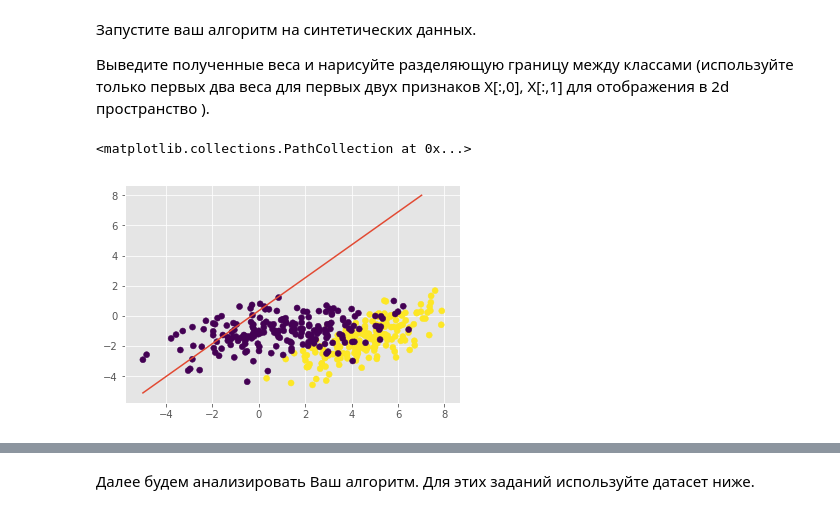
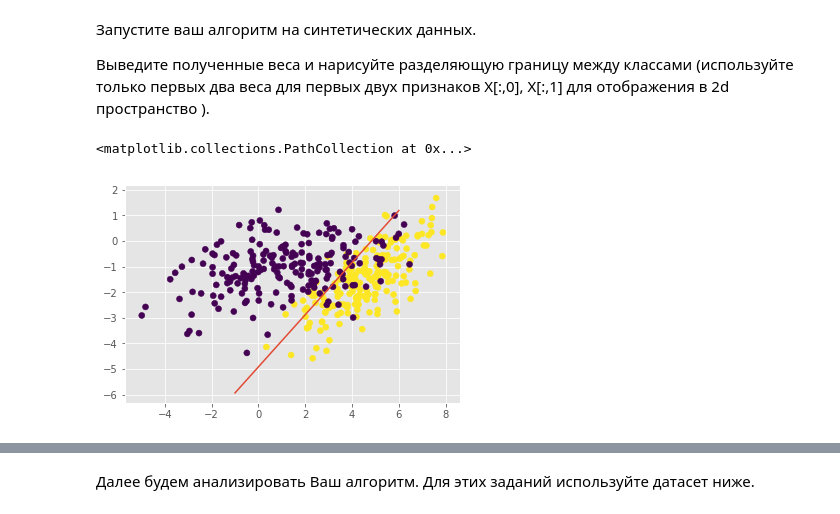
Before and after one commit to MariaMsu/ML_Algorithms, a Jupyter notebook: cherepnina_hw3.ipynb, the cells around one changed output, grey strips where cells are left out. Saved outputs shown, nothing was run; the diff lists cells and outputs as text; code cells hidden in the pictures.

```diff
--- a/cherepnina_hw3.ipynb
+++ b/cherepnina_hw3.ipynb
@@ -301,7 +294,6 @@ class MySGDClassifier(BaseEstimator, ClassifierMixin):
         self.batch_generator = batch_generator
         self.loss = {'idx' : [], 'value' : []}
         self.weights = None
-        self.batch_size = batch_size
 
 
     def calc_loss(self, X_batch, y_batch):
@@ -317,9 +309,8 @@ class MySGDClassifier(BaseEstimator, ClassifierMixin):
         loss = np.sum(y_batch * np.log(sigmoid(np.dot(X_batch, self.weights))) + \
                       (1 - y_batch) * np.log(1 - sigmoid(np.dot(X_batch, self.weights))))
 
-        loss = -loss/ X_batch.shape[0]
+        loss = -loss/ X_batch.shape[0]  + np.sum(np.absolute(self.weights)) / self.C
 
-        loss = loss + np.sum(np.absolute(self.weights)) / self.C
         return loss
 
     def calc_loss_grad(self, X_batch, y_batch):
@@ -328,12 +319,11 @@ class MySGDClassifier(BaseEstimator, ClassifierMixin):
         X_batch - матрица объекты-признаки по батчу
         y_batch - вектор ответов по батчу
         """
-        loss_grad = np.zeros(X_batch.shape[1])
-        for k in range (X_batch.shape[1]):
-            for i in range (X_batch.shape[0]):
-                loss_grad[k] += (sigmoid(np.dot(X_batch[i], self.weights)) - y_batch[i]) * X_batch[i, k]
-
-        loss_grad = loss_grad / X_batch.shape[0] + np.sign(self.weights) / self.C
+        loss_grad = (sigmoid(np.dot(X_batch, self.weights)) - y_batch) * np.sum(X_batch.T, axis = 1)
+        loss_grad = loss_grad  / X_batch.shape[0] + np.sign(self.weights) / self.C
+#         print(loss_grad)
+        if loss_grad.ndim == 2:
+            loss_grad = np.reshape(loss_grad, loss_grad.shape[1])
 
         return loss_grad
 
@@ -342,6 +332,7 @@ class MySGDClassifier(BaseEstimator, ClassifierMixin):
         Обновляем вектор весов
         new_grad - градиент по батчу
         """
+#         print(self.weights, new_grad)
         self.weights -= self.alpha * new_grad
 
 
@@ -357,18 +348,19 @@ class MySGDClassifier(BaseEstimator, ClassifierMixin):
         self.weights = np.random.rand(X.shape[1])
 
         for n in range(0, self.max_epoch):
-            new_epoch_generator = self.batch_generator()
+            new_epoch_generator = self.batch_generator(X, y)
             for batch_num, new_batch in enumerate(new_epoch_generator):
                 X_batch = new_batch[0]
                 y_batch = new_batch[1]
                 # туть
                 batch_loss = self.calc_loss(X_batch, y_batch)
                 batch_grad = self.calc_loss_grad(X_batch, y_batch)
-                self.update_weights(batch_error)
+                self.update_weights(batch_grad)
                 # Подумайте в каком месте стоит посчитать ошибку для отладки модели
                 # batch_loss = self.calc_loss(X_batch, y_batch)
-                self.errors_log['iter'].append(batch_num)
-                self.errors_log['loss'].append(batch_loss)
+                self.loss['idx'].append(batch_num)
+                self.loss['value'].append(batch_loss)
+
 
         return self
 
@@ -394,29 +386,30 @@ class MySGDClassifier(BaseEstimator, ClassifierMixin):
 Запустите ваш алгоритм на синтетических данных.
 
 Выведите полученные веса и нарисуйте разделяющую границу между классами (используйте только первых два веса для первых двух признаков X[:,0], X[:,1] для отображения в 2d пространство ).
-# %%
-def plot_decision_boundary(clf, Y):
-    X = np.arange(Y[:,0].min(), Y[:,0].max())
-    y = - (clf.weights[0] + clf.weights[1] * X) / clf.weights[2]
-    plt.plot(X, y/8)
+# %%
+def plot_decision_boundary(clf, X):
+    a=-1
+    b=6
+    dot0 = [a, (clf.weights[0]+clf.weights[1]*a)/(-clf.weights[2])]
+    dot1 = [b, (clf.weights[0]+clf.weights[1]*b)/(-clf.weights[2])]
+    plt.plot([dot0[0], dot1[0]], [dot0[1], dot1[1]])
 # %%
 np.random.seed(0)
 
 C1 = np.array([[0., -0.8], [1.5, 0.8]])
 C2 = np.array([[1., -0.7], [2., 0.7]])
 gauss1 = np.dot(np.random.randn(200, 2) + np.array([5, 3]), C1)
 gauss2 = np.dot(np.random.randn(200, 2) + np.array([1.5, 0]), C2)
 
 X = np.vstack([gauss1, gauss2])
 y = np.r_[np.ones(200), np.zeros(200)]
 
-my_clf = MySGDClassifier(batch_generator, alpha=0.1, C=1000)
+my_clf = MySGDClassifier(batch_generator, alpha=0.1, C=10000)
 my_clf.fit(X, y)
 
 plot_decision_boundary(my_clf, X)
 
-
 plt.scatter(X[:,0], X[:,1], c=y)
 # %% [output]
 <matplotlib.collections.PathCollection at 0x...>
-[figure, old version]
+[figure, new version]
```
Also changed, not shown: parts of 6 cells of this notebook.
